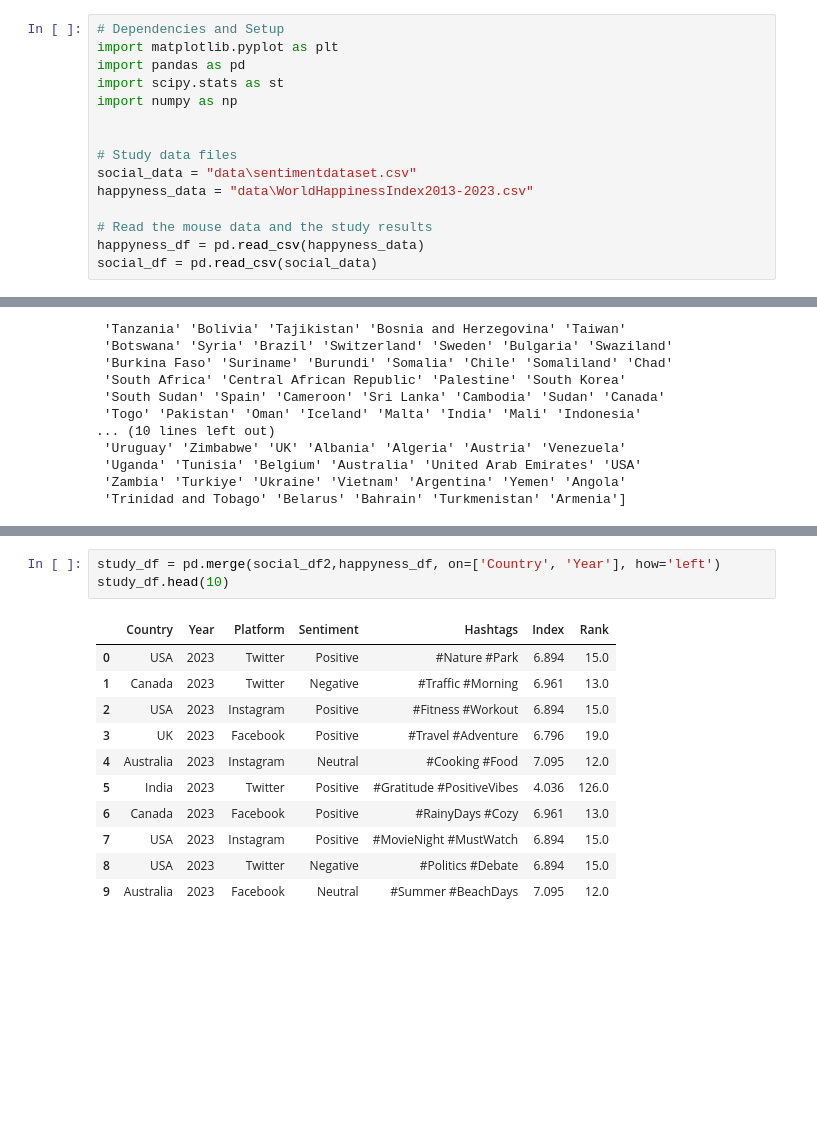
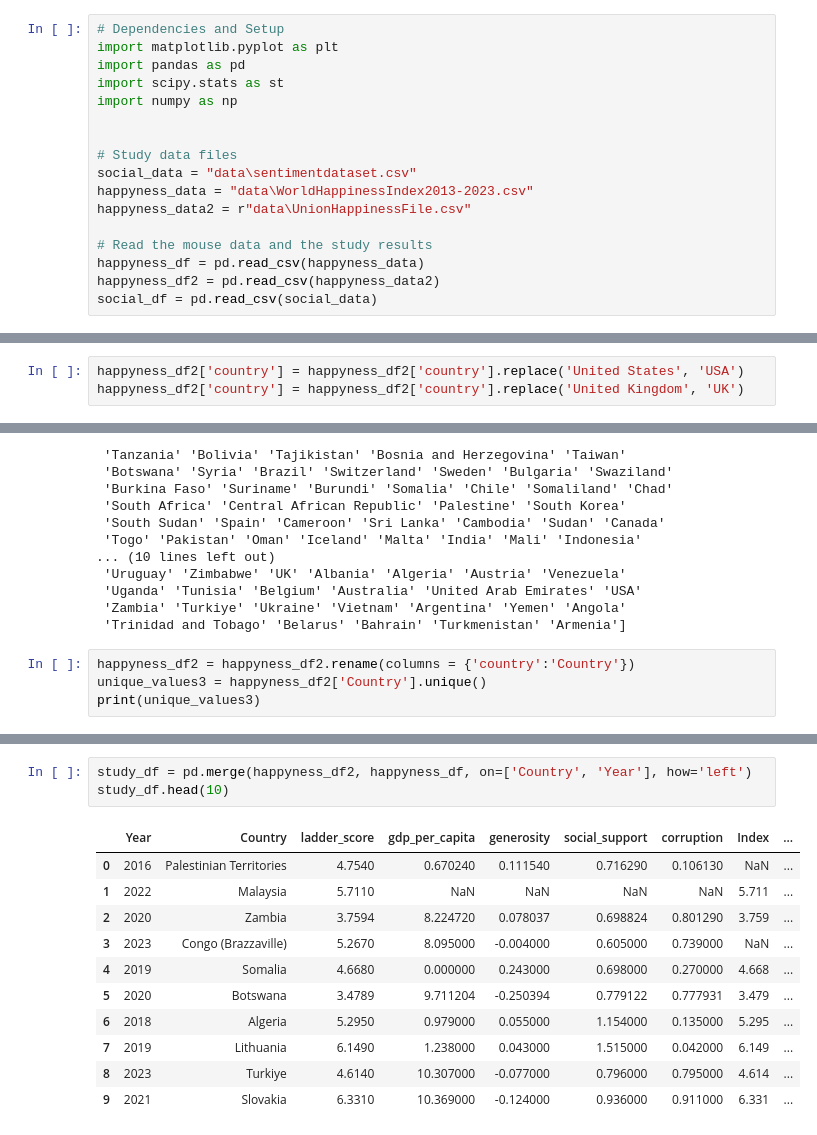
Before and after one commit to tshreenidhi/Project-3, a Jupyter notebook: Project_3.ipynb, the cells around one changed output, grey strips where cells are left out. Cells and saved outputs as stored; diff of their text form; blank space fills up the shorter version.

```diff
--- a/Project_3.ipynb
+++ b/Project_3.ipynb
@@ -9,14 +9,19 @@ import numpy as np
 # Study data files
 social_data = "data\sentimentdataset.csv"
 happyness_data = "data\WorldHappinessIndex2013-2023.csv"
+happyness_data2 = r"data\UnionHappinessFile.csv"
 
 # Read the mouse data and the study results
 happyness_df = pd.read_csv(happyness_data)
+happyness_df2 = pd.read_csv(happyness_data2)
 social_df = pd.read_csv(social_data)
 # %%
 social_df2 = social_df[['Country', 'Year','Platform','Sentiment','Hashtags']]
 happyness_df['Country'] = happyness_df['Country'].replace('United States', 'USA')
 happyness_df['Country'] = happyness_df['Country'].replace('United Kingdom', 'UK')
+# %%
+happyness_df2['country'] = happyness_df2['country'].replace('United States', 'USA')
+happyness_df2['country'] = happyness_df2['country'].replace('United Kingdom', 'UK')
 # %%
 # social_df2.info()
 social_df2['Country'] = social_df2['Country'].str.strip()
@@ -55,3 +60,7 @@ print(unique_values2)
  'Uganda' 'Tunisia' 'Belgium' 'Australia' 'United Arab Emirates' 'USA'
  'Zambia' 'Turkiye' 'Ukraine' 'Vietnam' 'Argentina' 'Yemen' 'Angola'
  'Trinidad and Tobago' 'Belarus' 'Bahrain' 'Turkmenistan' 'Armenia']
+# %%
+happyness_df2 = happyness_df2.rename(columns = {'country':'Country'})
+unique_values3 = happyness_df2['Country'].unique()
+print(unique_values3)
@@ -58,15 +85,15 @@ print(unique_values2)
 # %%
-study_df = pd.merge(social_df2,happyness_df, on=['Country', 'Year'], how='left')
+study_df = pd.merge(happyness_df2, happyness_df, on=['Country', 'Year'], how='left')
 study_df.head(10)
 # %% [output]
-|  | Country | Year | Platform | Sentiment | Hashtags | Index | Rank |
-| 0 | USA | 2023 | Twitter | Positive | #Nature #Park | 6.894 | 15.0 |
-| 1 | Canada | 2023 | Twitter | Negative | #Traffic #Morning | 6.961 | 13.0 |
-| 2 | USA | 2023 | Instagram | Positive | #Fitness #Workout | 6.894 | 15.0 |
-| 3 | UK | 2023 | Facebook | Positive | #Travel #Adventure | 6.796 | 19.0 |
-| 4 | Australia | 2023 | Instagram | Neutral | #Cooking #Food | 7.095 | 12.0 |
-| 5 | India | 2023 | Twitter | Positive | #Gratitude #PositiveVibes | 4.036 | 126.0 |
-| 6 | Canada | 2023 | Facebook | Positive | #RainyDays #Cozy | 6.961 | 13.0 |
-| 7 | USA | 2023 | Instagram | Positive | #MovieNight #MustWatch | 6.894 | 15.0 |
-| 8 | USA | 2023 | Twitter | Negative | #Politics #Debate | 6.894 | 15.0 |
-| 9 | Australia | 2023 | Facebook | Neutral | #Summer #BeachDays | 7.095 | 12.0 |
+|  | Year | Country | ladder_score | gdp_per_capita | generosity | social_support | corruption | Index | ... |
+| 0 | 2016 | Palestinian Territories | 4.7540 | 0.670240 | 0.111540 | 0.716290 | 0.106130 | NaN | ... |
+| 1 | 2022 | Malaysia | 5.7110 | NaN | NaN | NaN | NaN | 5.711 | ... |
+| 2 | 2020 | Zambia | 3.7594 | 8.224720 | 0.078037 | 0.698824 | 0.801290 | 3.759 | ... |
+| 3 | 2023 | Congo (Brazzaville) | 5.2670 | 8.095000 | -0.004000 | 0.605000 | 0.739000 | NaN | ... |
+| 4 | 2019 | Somalia | 4.6680 | 0.000000 | 0.243000 | 0.698000 | 0.270000 | 4.668 | ... |
+| 5 | 2020 | Botswana | 3.4789 | 9.711204 | -0.250394 | 0.779122 | 0.777931 | 3.479 | ... |
+| 6 | 2018 | Algeria | 5.2950 | 0.979000 | 0.055000 | 1.154000 | 0.135000 | 5.295 | ... |
+| 7 | 2019 | Lithuania | 6.1490 | 1.238000 | 0.043000 | 1.515000 | 0.042000 | 6.149 | ... |
+| 8 | 2023 | Turkiye | 4.6140 | 10.307000 | -0.077000 | 0.796000 | 0.795000 | 4.614 | ... |
+| 9 | 2021 | Slovakia | 6.3310 | 10.369000 | -0.124000 | 0.936000 | 0.911000 | 6.331 | ... |
```
Also changed, not shown: parts of 21 cells of this notebook.
